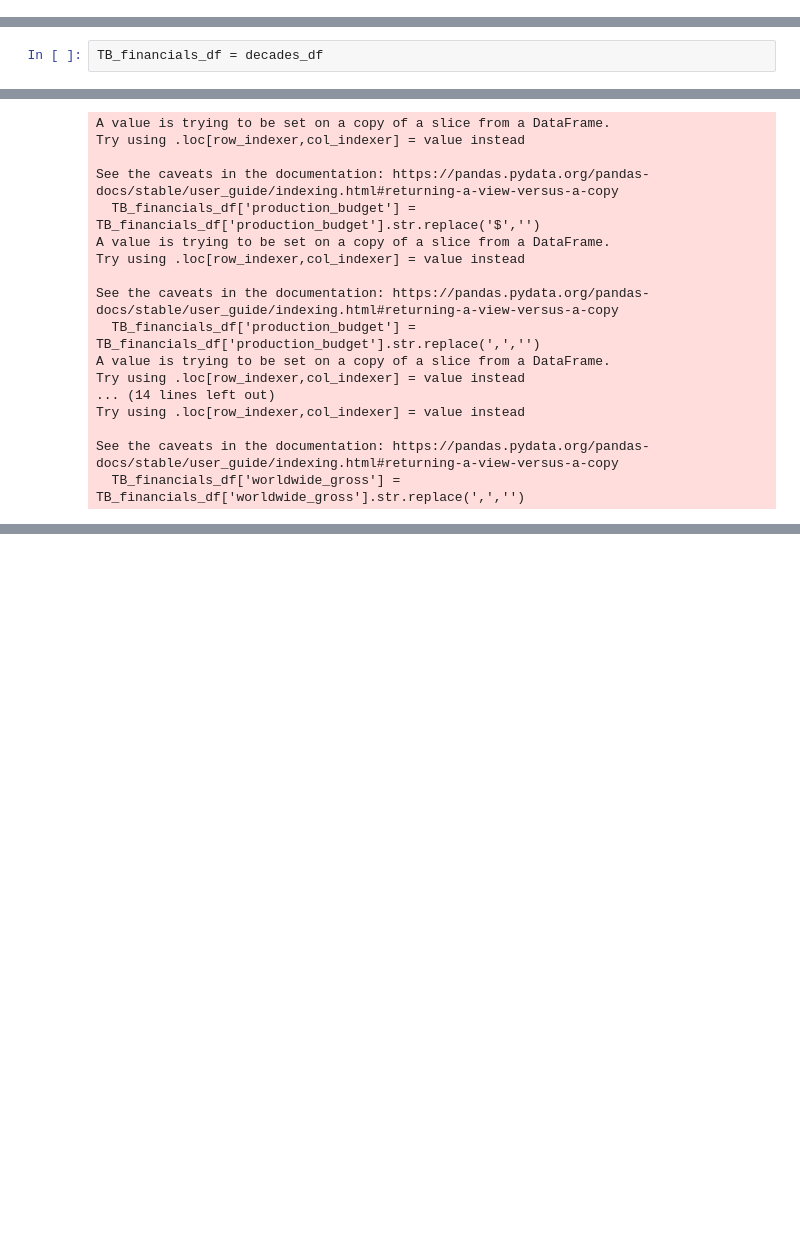
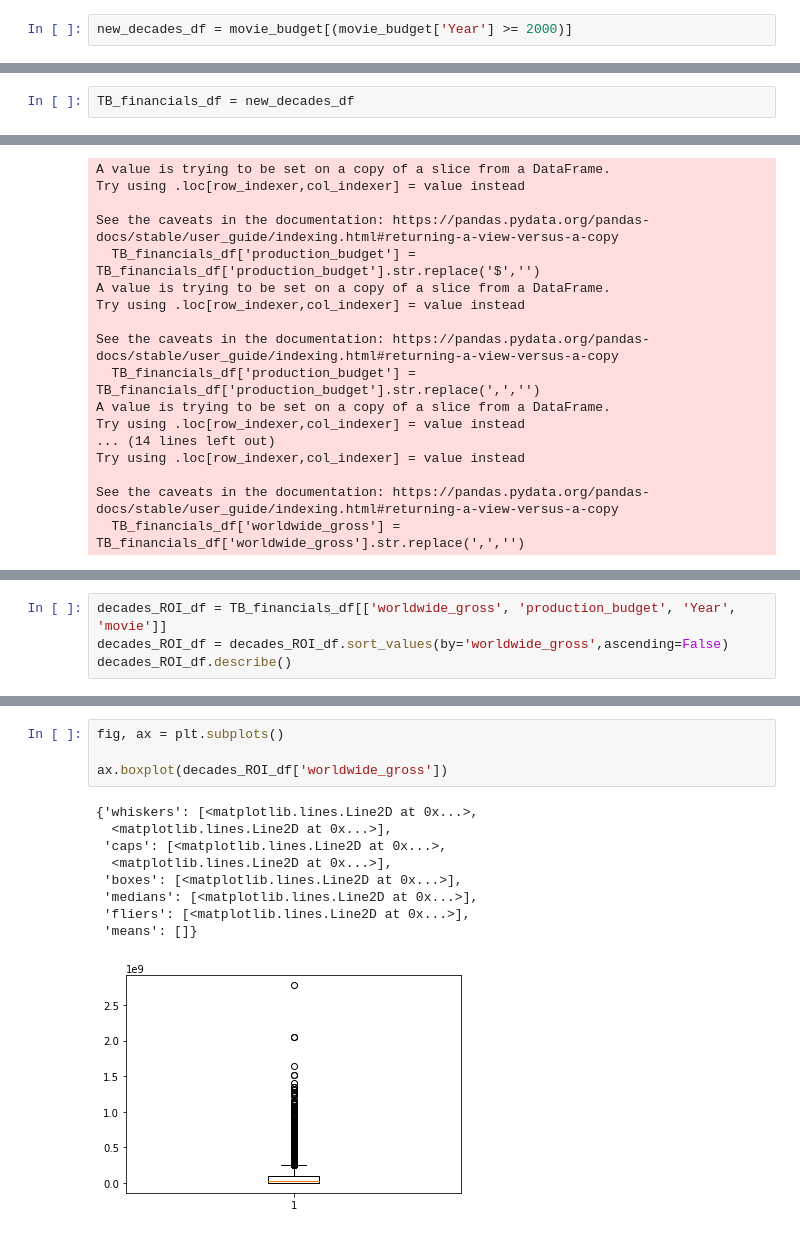
Before and after one commit to Meir-Alelov/Movie-Data-Analysis-and-Recs, a Jupyter notebook: Meir_notebook.ipynb, the cells around one changed output, grey strips where cells are left out. Drawn from its saved outputs; the diff is of its cells as text; blank space fills up the shorter version.

```diff
--- a/Meir_notebook.ipynb
+++ b/Meir_notebook.ipynb
@@ -74,6 +74,8 @@ movie_budget
 5782 rows × 7 columns
 # %%
 decades_df = movie_budget[(movie_budget['Year'] >= 1980) & (movie_budget['Year'] <=2000)]
+# %%
+new_decades_df = movie_budget[(movie_budget['Year'] >= 2000)]
 # %%
 decades_df
 # %% [output]
@@ -92,6 +94,6 @@ decades_df
 1313 rows × 7 columns
 # %%
-TB_financials_df = decades_df
+TB_financials_df = new_decades_df
 # %%
 TB_financials_df['production_budget'] = TB_financials_df['production_budget'].str.replace('$','')
 TB_financials_df['production_budget'] = TB_financials_df['production_budget'].str.replace(',','')
@@ -199,0 +142,4 @@ please work
+# %%
+decades_ROI_df = TB_financials_df[['worldwide_gross', 'production_budget', 'Year', 'movie']]
+decades_ROI_df = decades_ROI_df.sort_values(by='worldwide_gross',ascending=False)
+decades_ROI_df.describe()
@@ -199,0 +156,14 @@ please work
+# %%
+fig, ax = plt.subplots()
+
+ax.boxplot(decades_ROI_df['worldwide_gross'])
+# %% [output]
+{'whiskers': [<matplotlib.lines.Line2D at 0x...>,
+  <matplotlib.lines.Line2D at 0x...>],
+ 'caps': [<matplotlib.lines.Line2D at 0x...>,
+  <matplotlib.lines.Line2D at 0x...>],
+ 'boxes': [<matplotlib.lines.Line2D at 0x...>],
+ 'medians': [<matplotlib.lines.Line2D at 0x...>],
+ 'fliers': [<matplotlib.lines.Line2D at 0x...>],
+ 'means': []}
+[figure, added]
```
Also changed, not shown: parts of 118 cells of this notebook.
